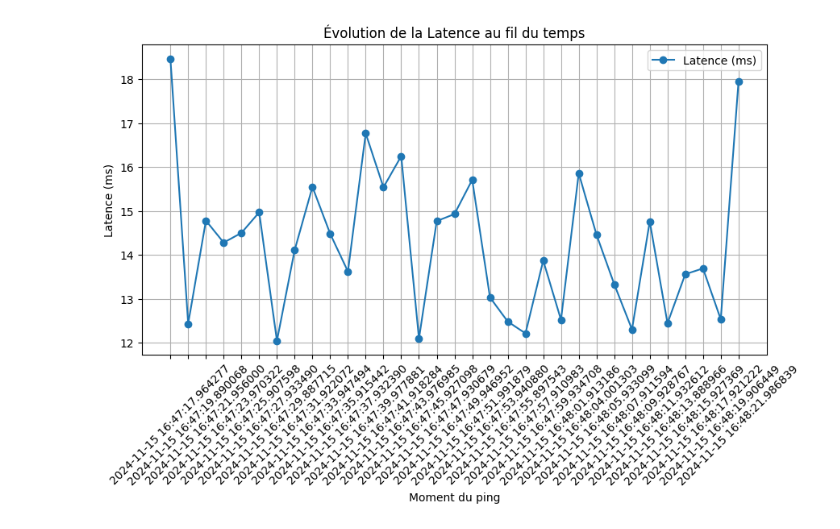
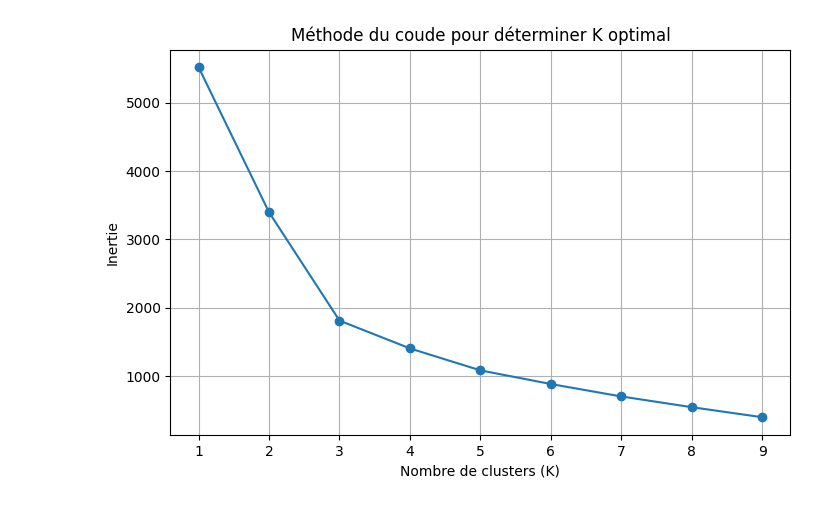
Before and after one commit to toommttom/Network_monitoring_dashboard, a Jupyter notebook: public/IaTest.ipynb, the cells around one changed output. Drawn from its saved outputs; the diff is of its cells as text; code cells hidden in the pictures.

```diff
--- a/public/IaTest.ipynb
+++ b/public/IaTest.ipynb
@@ -6,4 +8,4 @@ import glob
 import os
 # %%
 folder_path = "../backend/app/data/Trace/"  # Dossier contenant les fichiers CSV
-df = pd.read_csv(os.path.join(folder_path, "data.csv"))  # Lire le CSV
+df = pd.read_csv(os.path.join(folder_path, "data_tracesV2-P1.csv"))  # Lire le CSV
@@ -10 +58,12 @@ df = pd.read_csv(os.path.join(folder_path, "data.csv"))  # Lire le CSV
+# %%
+# Conversion des dates en format datetime
+df['Moment_du_ping'] = pd.to_datetime(df['Moment_du_ping'])
+
+# Extraction des caractéristiques temporelles
+df['Heure'] = df['Moment_du_ping'].dt.hour
+df['Jour'] = df['Moment_du_ping'].dt.dayofweek  # 0 = Lundi, 6 = Dimanche
+
+# Encodage de la ville en numérique
+label_encoder = LabelEncoder()
+df['Ville_Code'] = label_encoder.fit_transform(df['Ville'])
 # %%
@@ -30,12 +89,27 @@ print(df.head(5))
+# %%
+# Sélection des features pour le clustering
+features = ['Latence', 'Jitter', 'Heure', 'Jour', 'Ville_Code']
+X = df[features]
+
+# Normalisation des données
+scaler = StandardScaler()
+X_scaled = scaler.fit_transform(X)
+
+# Déterminer le nombre optimal de clusters avec la méthode du coude
+inertia = []
+K_range = range(1, 10)
+
+for k in K_range:
+    kmeans = KMeans(n_clusters=k, random_state=42, n_init=10)
+    kmeans.fit(X_scaled)
+    inertia.append(kmeans.inertia_)
 # %%
-plt.figure(figsize=(10, 5))
-plt.plot(df["Moment du ping"], df["Latence"], marker='o', linestyle='-', label="Latence (ms)")
-plt.xlabel("Moment du ping")
-plt.ylabel("Latence (ms)")
-plt.title("Évolution de la Latence au fil du temps")
-plt.xticks(rotation=45)
-plt.legend()
+plt.figure(figsize=(8, 5))
+plt.plot(K_range, inertia, marker='o', linestyle='-')
+plt.xlabel("Nombre de clusters (K)")
+plt.ylabel("Inertie")
+plt.title("Méthode du coude pour déterminer K optimal")
 plt.grid()
 plt.show()
 # %% [output]
-[figure, old version]
+[figure, new version]
```
Also changed, not shown: parts of 15 cells of this notebook.
